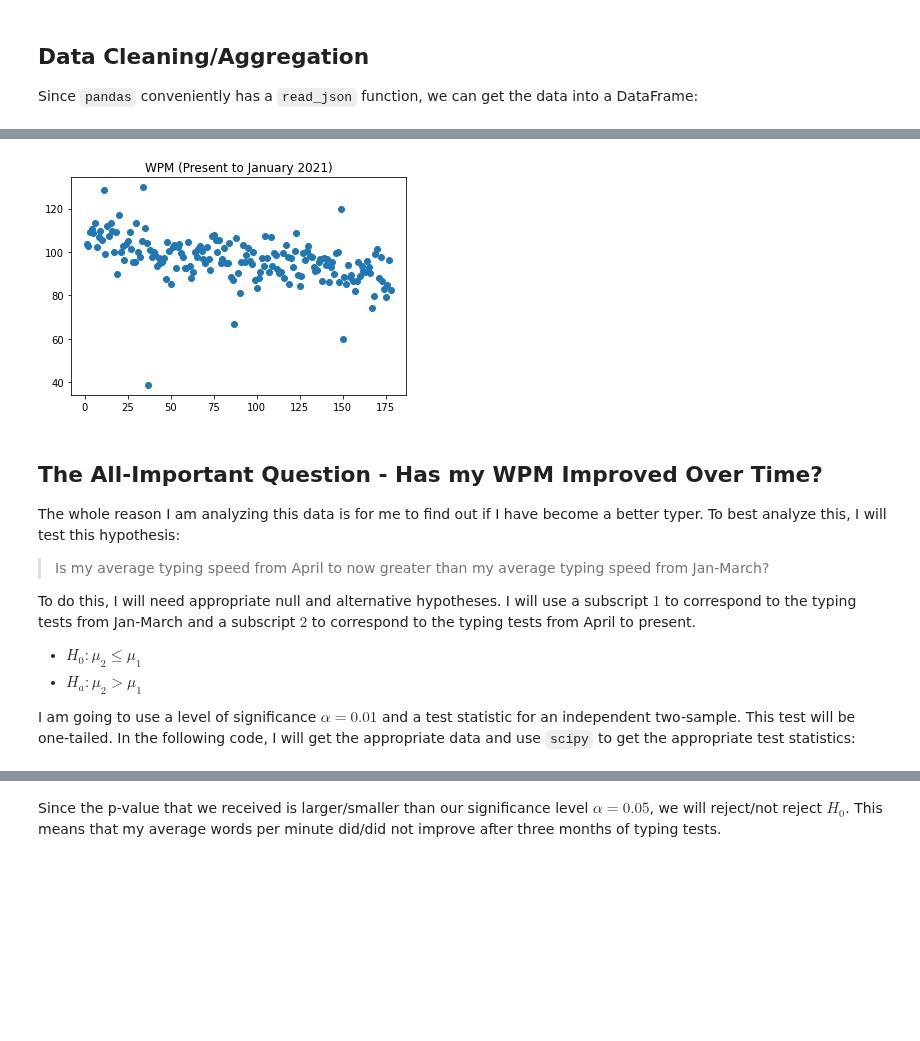
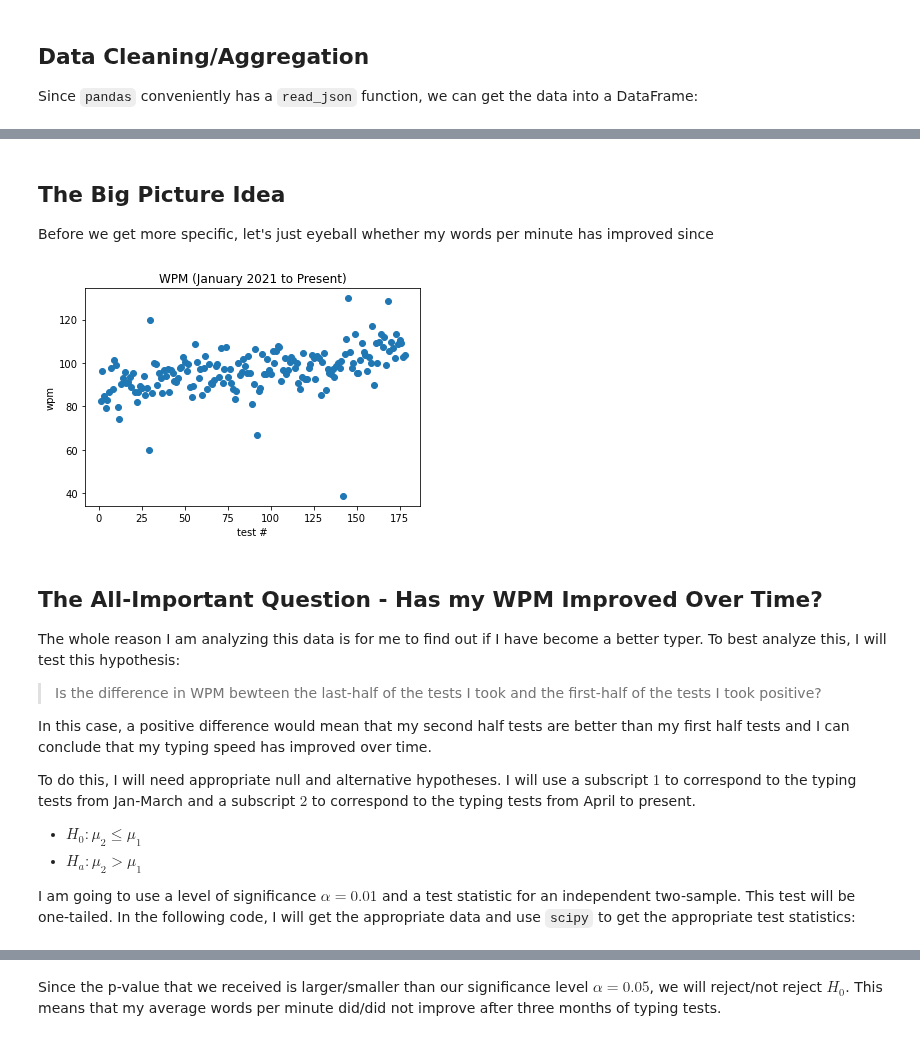
Before and after one commit to TrevorBushnell/CPSC222-MonkeyType-Data-Project, a Jupyter notebook: Monkey_Type_Report.ipynb, the cells around one changed output, grey strips where cells are left out. Drawn from its saved outputs; the diff is of its cells as text; code cells hidden in the pictures; blank space fills up the shorter version.

```diff
--- a/Monkey_Type_Report.ipynb
+++ b/Monkey_Type_Report.ipynb
@@ -94,6 +102,6 @@ Initially looking at this data, there are many columns that are not useful to my
 
 As such, the first thing I am going to do is delete these columns from my DataFrame since these columns give no relevant information:
 # %%
-mt_df.drop(columns=['afkDuration', 'tags', 'uid', 'ir', 'bailedOut', 'language'], inplace=True)
-print(mt_df)
+mt_df.drop(columns=['mode2', 'quoteLength', 'afkDuration', 'tags', 'chartData', 'uid', 'ir', 'bailedOut', 'blindMode', 'lazyMode', 'difficulty', 'funbox', 'numbers', 'punctuation', 'language'], inplace=True)
+mt_df.set_index('_id')
 # %% [output]
@@ -129,0 +150,6 @@ This is what my WPM looks like over time:
+# %%
+# This cell cleans the isPb column of the DataFrame
+
+mt_df['isPb'].fillna(0, inplace=True)
+mt_df['isPb'] = mt_df['isPb'].astype(int)
+mt_df.set_index('_id')
@@ -129,0 +207,25 @@ This is what my WPM looks like over time:
+# %%
+keys = ['average', 'sd']
+key_spacing_avg = []
+key_spacing_sd = []
+key_duration_avg = []
+key_duration_sd = []
+
+for index in mt_df.index:
+    key_spacing_dict = mt_df['keySpacingStats'][index]
+    key_duration_dict = mt_df['keyDurationStats'][index]
+
+    key_spacing_avg.append(key_spacing_dict[keys[0]])
+    key_spacing_sd.append(key_spacing_dict[keys[1]])
+    key_duration_avg.append(key_duration_dict[keys[0]])
+    key_duration_sd.append(key_duration_dict[keys[1]])
+
+
+mt_df['KeySpacingAvg'] = key_spacing_avg
+mt_df['KeySpacingSD'] = key_spacing_sd
+mt_df['KeyDurationAvg'] = key_duration_avg
+mt_df['KeyDurationSD'] = key_duration_sd
+
+mt_df.drop(columns=['keySpacingStats', 'keyDurationStats'], inplace=True)
+
+mt_df.set_index('_id')
@@ -129,0 +249,6 @@ This is what my WPM looks like over time:
+# %%
+mt_df = mt_df.reindex(columns=['_id', 'wpm', 'mode', 'acc', 'consistency', 'NumCorrectChars', 'NumIncorrectChars', 'KeySpacingAvg', 'KeySpacingSD', 'KeyDurationAvg', 'KeyDurationSD', 'restartCount', 'incompleteTestSeconds',  'timestamp', 'testDuration', 'keyConsistency',  'rawWpm', 'isPb'])
+
+mt_df = mt_df[::-1]
+
+mt_df.set_index('_id')
@@ -130,26 +270,34 @@ This is what my WPM looks like over time:
+# %% [markdown]
+## The Big Picture Idea
+
+Before we get more specific, let's just eyeball whether my words per minute has improved since
 # %%
 # code for getting my WPM over time
 
 wpm_data = []
 y_data = []
 
 for i in range(len(mt_df.index)):
     y_data.append(i+1)
 
 for index in mt_df.index:
     wpm_data.append(mt_df['wpm'][index])
 
 plt.scatter(y_data, wpm_data)
-plt.title('WPM (Present to January 2021)')
+plt.title('WPM (January 2021 to Present)')
+plt.xlabel('test #')
+plt.ylabel('wpm')
 plt.show()
 # %% [output]
-[figure, old version]
+[figure, new version]
 # %% [markdown]
 ## The All-Important Question - Has my WPM Improved Over Time?
 
 The whole reason I am analyzing this data is for me to find out if I have become a better typer. To best analyze this, I will test this hypothesis:
 
-> Is my average typing speed from April to now greater than my average typing speed from Jan-March?
+> Is the difference in WPM bewteen the last-half of the tests I took and the first-half of the tests I took positive?
+
+In this case, a positive difference would mean that my second half tests are better than my first half tests and I can conclude that my typing speed has improved over time.
 
 
 To do this, I will need appropriate null and alternative hypotheses. I will use a subscript $1$ to correspond to the typing tests from Jan-March and a subscript $2$ to correspond to the typing tests from April to present.
```
Also changed, not shown: parts of 18 cells of this notebook, 1 other file.
